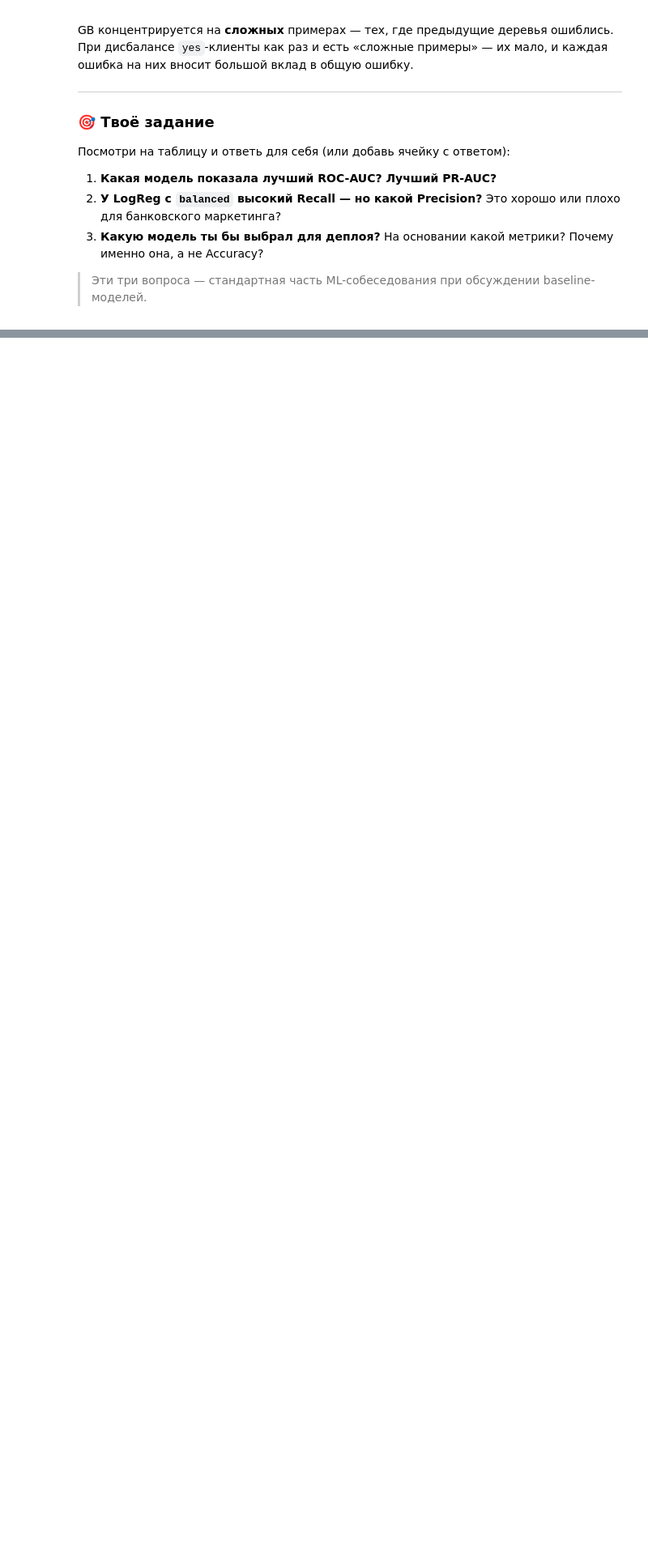
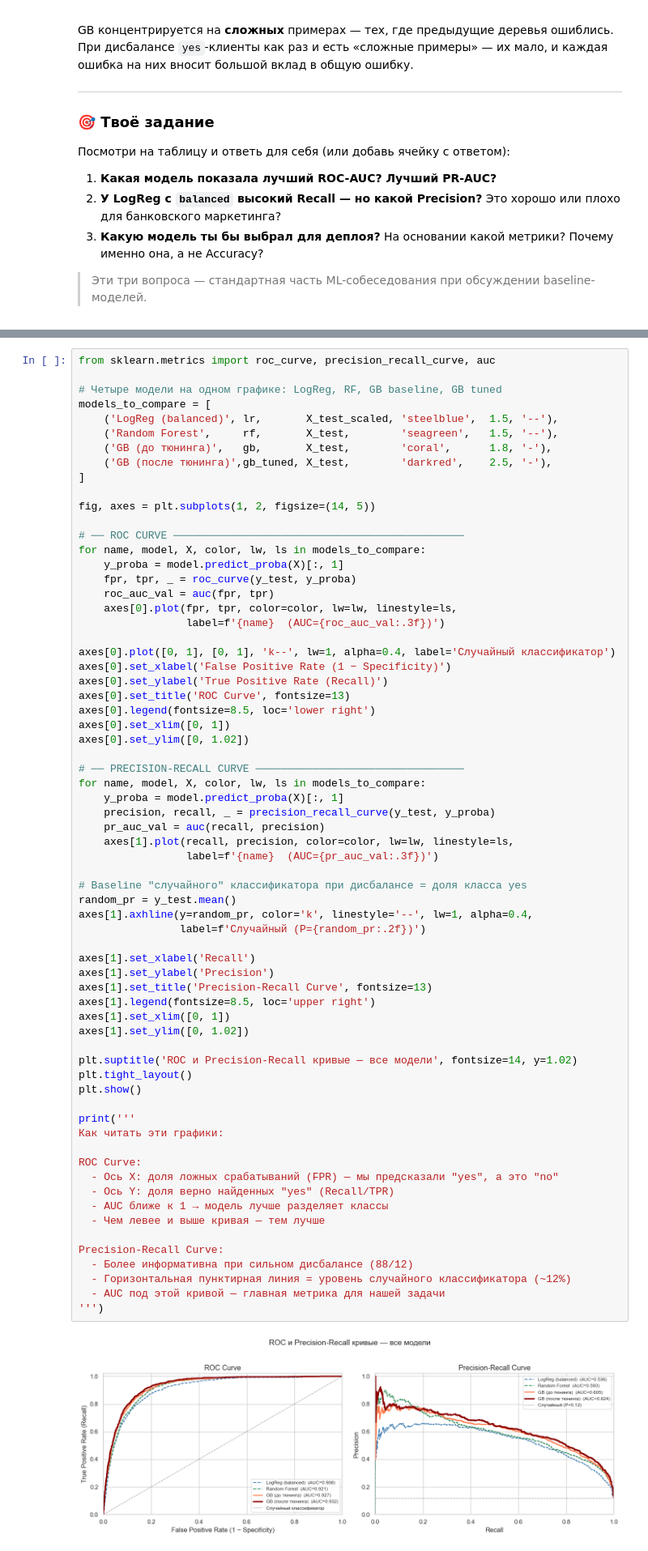
Before and after one commit to ArkovOlen/uci_bank_marketing, a Jupyter notebook: eda_baseline.ipynb, the cells around one changed output, grey strips where cells are left out. Shown at 81% size. Cells and saved outputs as stored; diff of their text form; blank space fills up the shorter version.

Commit message:
Add Section 5: threshold tuning, sample_weight, LightGBM, feature importance

```diff
--- a/eda_baseline.ipynb
+++ b/eda_baseline.ipynb
@@ -1012,0 +1372,69 @@ GB концентрируется на **сложных** примерах —
+# %%
+from sklearn.metrics import roc_curve, precision_recall_curve, auc
+
+# Четыре модели на одном графике: LogReg, RF, GB baseline, GB tuned
+models_to_compare = [
+    ('LogReg (balanced)', lr,       X_test_scaled, 'steelblue',  1.5, '--'),
+    ('Random Forest',     rf,       X_test,        'seagreen',   1.5, '--'),
+    ('GB (до тюнинга)',   gb,       X_test,        'coral',      1.8, '-'),
+    ('GB (после тюнинга)',gb_tuned, X_test,        'darkred',    2.5, '-'),
+]
+
+fig, axes = plt.subplots(1, 2, figsize=(14, 5))
+
+# ── ROC CURVE ──────────────────────────────────────────────
+for name, model, X, color, lw, ls in models_to_compare:
+    y_proba = model.predict_proba(X)[:, 1]
+    fpr, tpr, _ = roc_curve(y_test, y_proba)
+    roc_auc_val = auc(fpr, tpr)
+    axes[0].plot(fpr, tpr, color=color, lw=lw, linestyle=ls,
+                 label=f'{name}  (AUC={roc_auc_val:.3f})')
+
+axes[0].plot([0, 1], [0, 1], 'k--', lw=1, alpha=0.4, label='Случайный классификатор')
+axes[0].set_xlabel('False Positive Rate (1 − Specificity)')
+axes[0].set_ylabel('True Positive Rate (Recall)')
+axes[0].set_title('ROC Curve', fontsize=13)
+axes[0].legend(fontsize=8.5, loc='lower right')
+axes[0].set_xlim([0, 1])
+axes[0].set_ylim([0, 1.02])
+
+# ── PRECISION-RECALL CURVE ─────────────────────────────────
+for name, model, X, color, lw, ls in models_to_compare:
+    y_proba = model.predict_proba(X)[:, 1]
+    precision, recall, _ = precision_recall_curve(y_test, y_proba)
+    pr_auc_val = auc(recall, precision)
+    axes[1].plot(recall, precision, color=color, lw=lw, linestyle=ls,
+                 label=f'{name}  (AUC={pr_auc_val:.3f})')
+
+# Baseline "случайного" классификатора при дисбалансе = доля класса yes
+random_pr = y_test.mean()
+axes[1].axhline(y=random_pr, color='k', linestyle='--', lw=1, alpha=0.4,
+                label=f'Случайный (P={random_pr:.2f})')
+
+axes[1].set_xlabel('Recall')
+axes[1].set_ylabel('Precision')
+axes[1].set_title('Precision-Recall Curve', fontsize=13)
+axes[1].legend(fontsize=8.5, loc='upper right')
+axes[1].set_xlim([0, 1])
+axes[1].set_ylim([0, 1.02])
+
+plt.suptitle('ROC и Precision-Recall кривые — все модели', fontsize=14, y=1.02)
+plt.tight_layout()
+plt.show()
+
+print('''
+Как читать эти графики:
+
+ROC Curve:
+  - Ось X: доля ложных срабатываний (FPR) — мы предсказали "yes", а это "no"
+  - Ось Y: доля верно найденных "yes" (Recall/TPR)
+  - AUC ближе к 1 → модель лучше разделяет классы
+  - Чем левее и выше кривая — тем лучше
+
+Precision-Recall Curve:
+  - Более информативна при сильном дисбалансе (88/12)
+  - Горизонтальная пунктирная линия = уровень случайного классификатора (~12%)
+  - AUC под этой кривой — главная метрика для нашей задачи
+''')
+# %% [output]
+[figure, added]
```
Also changed, not shown: parts of 32 cells of this notebook.
